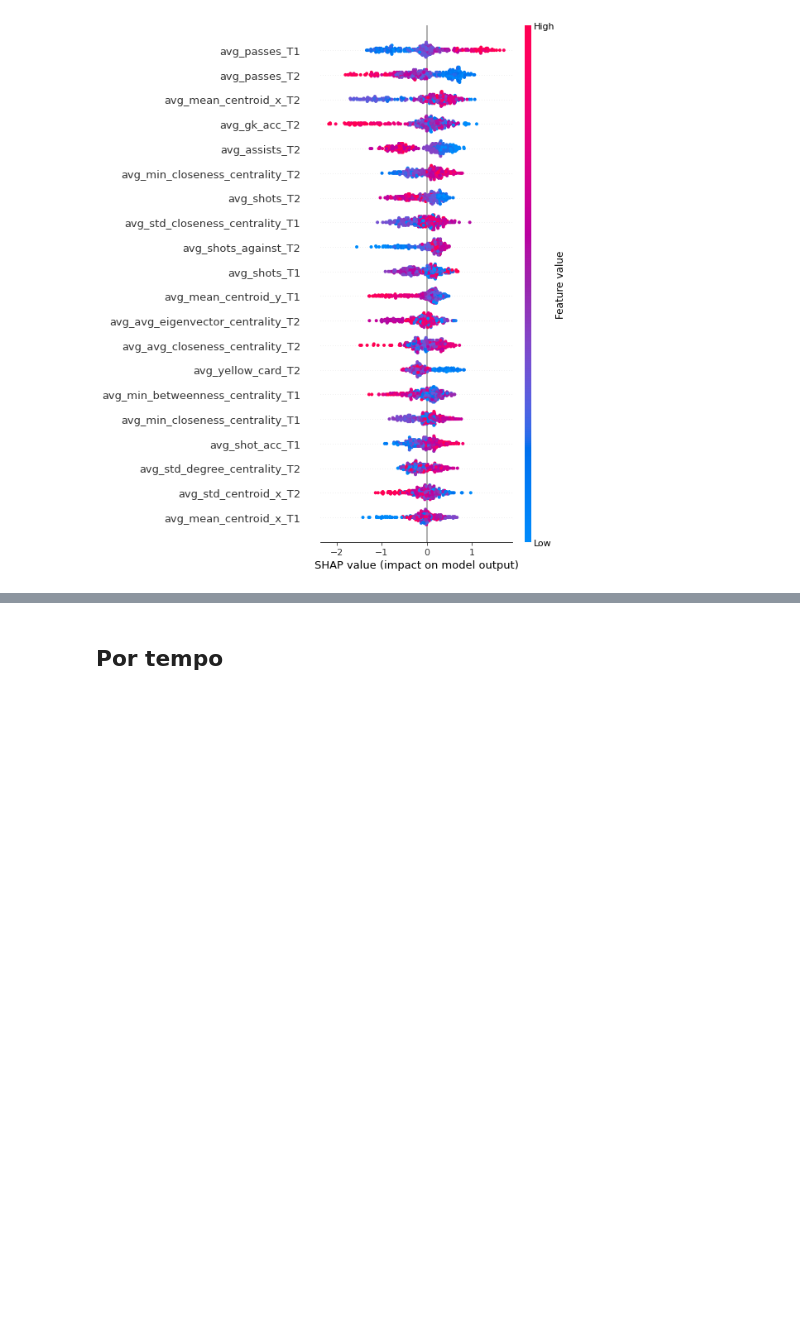
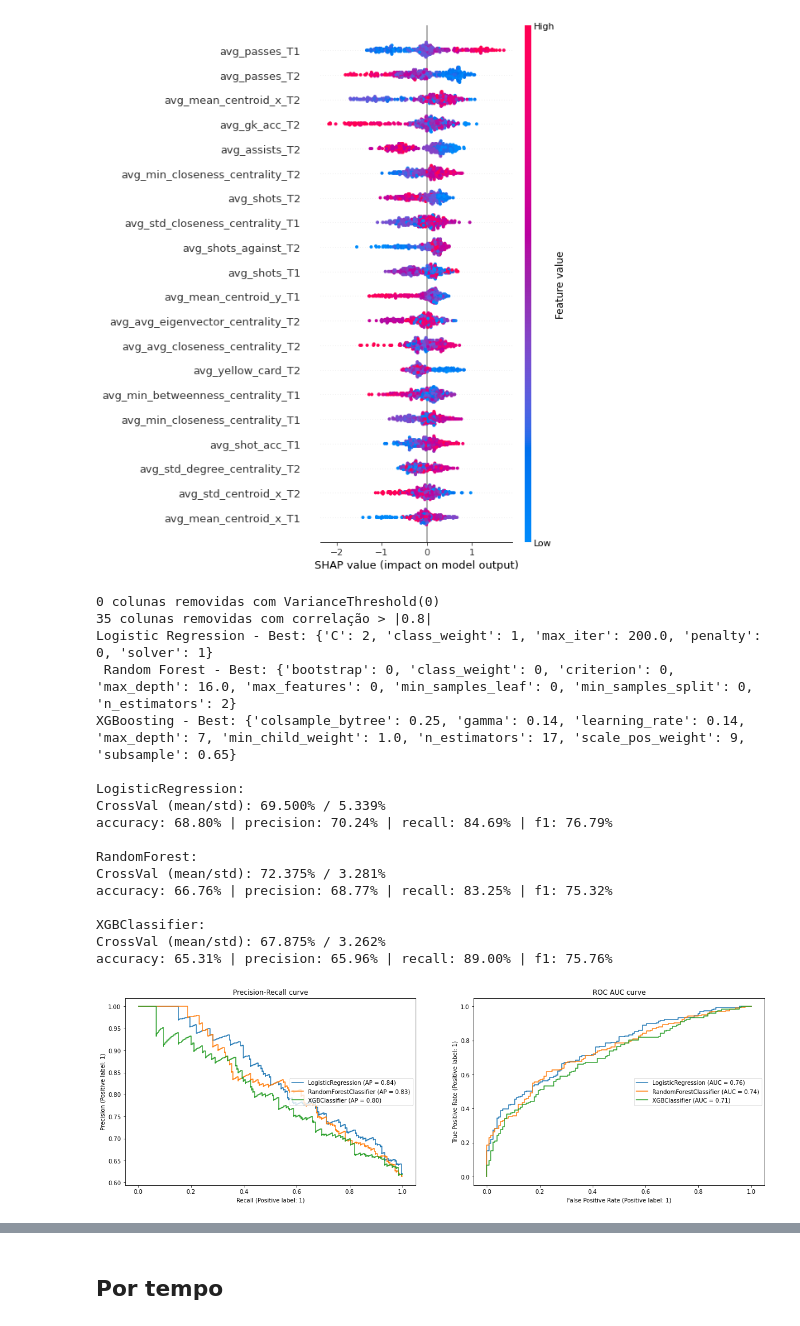
Before and after one commit to eduardobaratela/passing_network, a Jupyter notebook: modeling_nets+stats.ipynb, the cells around one changed output, grey strips where cells are left out. Drawn from its saved outputs; the diff is of its cells as text; code cells hidden in the pictures; blank space fills up the shorter version.

```diff
--- a/modeling_nets+stats.ipynb
+++ b/modeling_nets+stats.ipynb
@@ -414,3 +451,37 @@ shap_values = explainer.shap_values(X_test)
 shap.summary_plot(shap_values, X_test)
 # %% [output]
 [figure]
+# %%
+df_sel = feature_selection(X, 0.8)
+#Separando dados e target
+col_names = df_sel.columns
+#Normalizando os dados
+XScaled_sel = StandardScaler().fit_transform(df_sel)
+#Separando treino e teste
+X_train_sel, X_test_sel, y_train, y_test = train_test_split(XScaled_sel,
+                                                    y.values,
+                                                    stratify= y.values,
+                                                    test_size=0.3,
+                                                    random_state=42)
+# train_df = pd.DataFrame(X_train, columns=col_names)
+# test_df = pd.DataFrame(X_test, columns=col_names)
+testa_modelos(X_train_sel, y_train, X_test_sel, y_test)
+# %% [output]
+0 colunas removidas com VarianceThreshold(0)
+35 colunas removidas com correlação > |0.8|
+Logistic Regression - Best: {'C': 2, 'class_weight': 1, 'max_iter': 200.0, 'penalty': 0, 'solver': 1}
+ Random Forest - Best: {'bootstrap': 0, 'class_weight': 0, 'criterion': 0, 'max_depth': 16.0, 'max_features': 0, 'min_samples_leaf': 0, 'min_samples_split': 0, 'n_estimators': 2}
+XGBoosting - Best: {'colsample_bytree': 0.25, 'gamma': 0.14, 'learning_rate': 0.14, 'max_depth': 7, 'min_child_weight': 1.0, 'n_estimators': 17, 'scale_pos_weight': 9, 'subsample': 0.65}
+
+LogisticRegression:
+CrossVal (mean/std): 69.500% / 5.339%
+accuracy: 68.80% | precision: 70.24% | recall: 84.69% | f1: 76.79%
+
+RandomForest:
+CrossVal (mean/std): 72.375% / 3.281%
+accuracy: 66.76% | precision: 68.77% | recall: 83.25% | f1: 75.32%
+
+XGBClassifier:
+CrossVal (mean/std): 67.875% / 3.262%
+accuracy: 65.31% | precision: 65.96% | recall: 89.00% | f1: 75.76%
+[figure, added]
```
Also changed, not shown: parts of 35 cells of this notebook, 2 other files.
